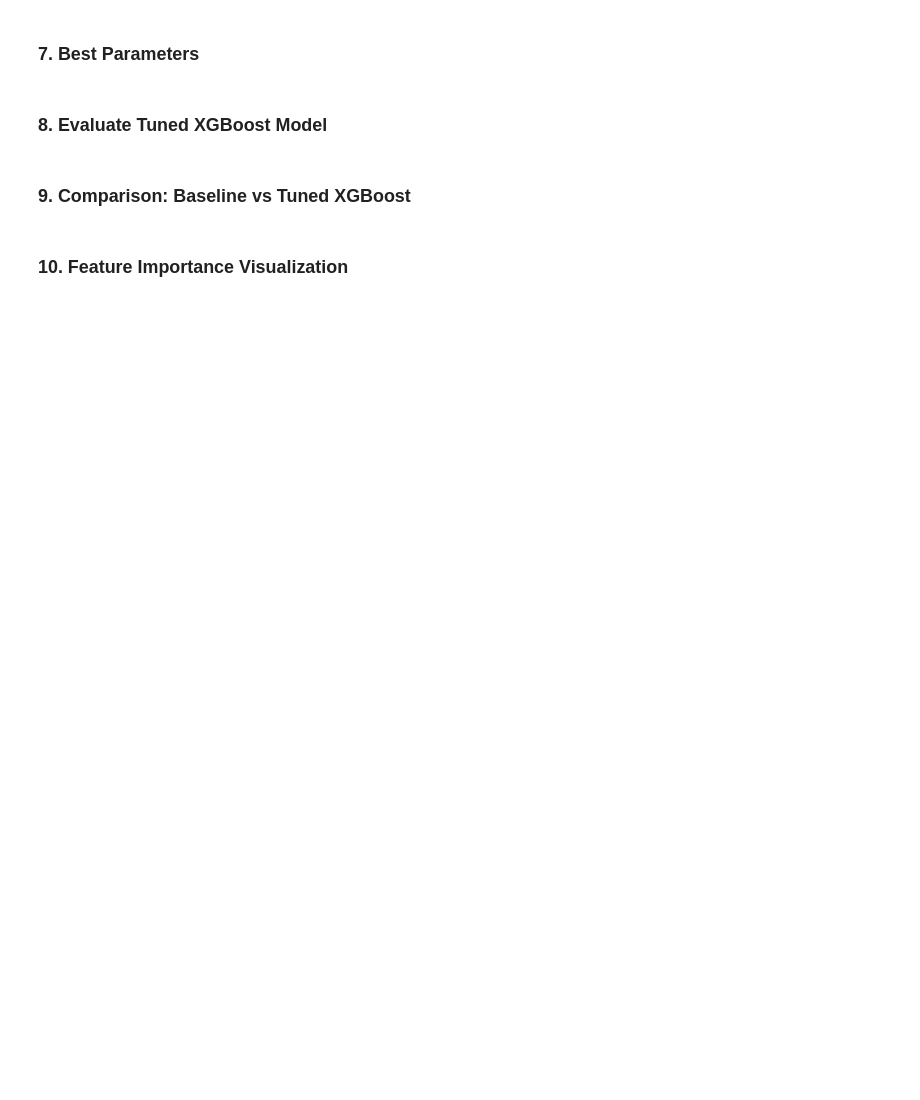
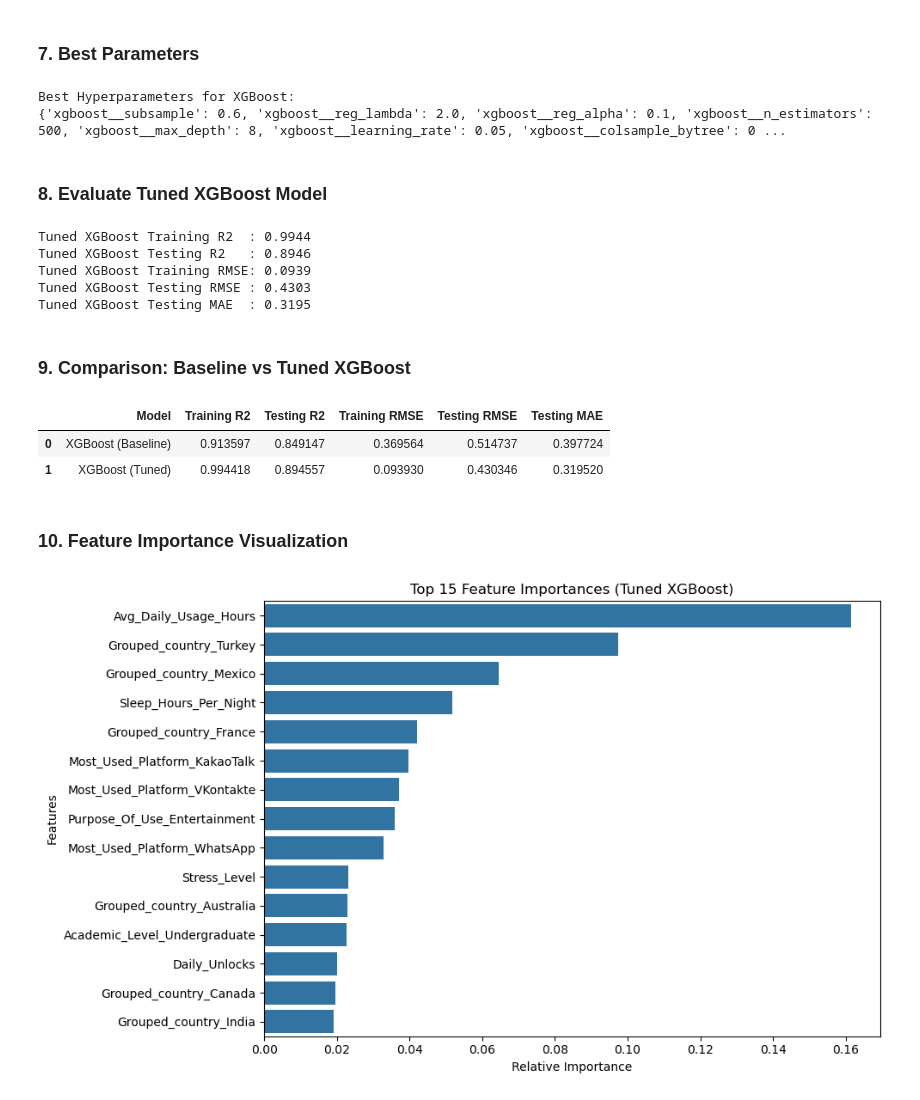
Before and after one commit to Naren1122/ML_mental_health_score, a Jupyter notebook: xgboost.ipynb, the cells around one changed output. Cells and saved outputs as stored; diff of their text form; code cells hidden in the pictures; blank space fills up the shorter version.

```diff
--- a/xgboost.ipynb
+++ b/xgboost.ipynb
@@ -26,9 +26,11 @@ df.head()
 # %% [markdown]
 ### 2. Data Cleaning & Feature Engineering
 # %%
-#drop duplicates and clip unrealistic physical activity hrs
-
-df = df.drop_duplicates()
+# Drop duplicates and clip unrealistic physical activity hrs
+df = df.drop_duplicates().copy()
 df['Physical_Activity_Hours'] = df['Physical_Activity_Hours'].clip(lower=0) # -ve hrs value to 0
 
-def group_countries = df['Country'].value_counts().index[:10]
+# Group top 10 countries, group remaining as 'Other'
+top_countries = df['Country'].value_counts().index[:10].tolist()
+df['Grouped_country'] = df['Country'].where(df['Country'].isin(top_countries), other='Other')
+df.head()
@@ -35,13 +44,13 @@ def group_countries = df['Country'].value_counts().index[:10]
 # %% [markdown]
 ### 3. Feature Selection & Train-Test Split
 # %%
-skwewd_col         = ['Study_Hours']
+skewed_col         = ['Study_Hours']
 other_numeric_cols = ["Age", "Avg_Daily_Usage_Hours", "Daily_Unlocks",
                       "Physical_Activity_Hours", "Sleep_Hours_Per_Night"]
 ordinal_col        = ['Stress_Level']
 normal_col         = ["Gender", "Academic_Level", "Most_Used_Platform", "Purpose_Of_Use", "Grouped_country"]
 
-feature_col = skwewd_col + other_numeric_cols + ordinal_col + normal_col
+feature_col = skewed_col + other_numeric_cols + ordinal_col + normal_col
 
 X = df[feature_col]
 y = df['Mental_Health_Score']
@@ -53,7 +60,7 @@ KeyError: "['Grouped_country'] not in index"
 ### 4. Build Preprocessing Pipelines
 # %%
 skew_pipeline = Pipeline(steps=[
-    ('log_transform', FunctionTransformer(np.log1p)),
+    ('log_transform', FunctionTransformer(np.log1p, feature_names_out='one-to-one')),
     ('scale', StandardScaler())
 ])
 
@@ -62,7 +69,7 @@ plain_numeric_pipeline = Pipeline(steps=[
 ])
 
 ordinal_pipeline = Pipeline(steps=[
-    ('encode', OrdinalEncoder(categories=[['Low', 'Medium', 'High', 'Very High']]))
+    ('encode', OrdinalEncoder(categories=[['Low', 'Medium', 'High', 'Very High']], handle_unknown='use_encoded_value', unknown_value=-1))
 ])
 
 nominal_pipeline = Pipeline(steps=[
@@ -70,10 +77,10 @@ nominal_pipeline = Pipeline(steps=[
 ])
 
 preprocessor = ColumnTransformer(transformers=[
-    ("Skewed_Pipeline", skew_pipeline, skwewd_col),
+    ("Skewed_Pipeline", skew_pipeline, skewed_col),
     ("Plain_Numeric", plain_numeric_pipeline, other_numeric_cols),
     ('Ordinal', ordinal_pipeline, ordinal_col),
-    ('Normal', nominal_pipeline, normal_col)
+    ('Nominal', nominal_pipeline, normal_col)
 ])
 # %% [markdown]
 ### 5. XGBoost Regressor (Baseline Model)
@@ -115,7 +129,7 @@ param_grid = {
 random_search = RandomizedSearchCV(
     estimator=xgb_pipeline,
     param_distributions=param_grid,
-    n_iter=15,
+    n_iter=30,
     cv=5,
     scoring='r2',
     random_state=42,
@@ -128,6 +160,9 @@ random_search.fit(X_train, y_train)
 # %%
 print("Best Hyperparameters for XGBoost:")
 print(random_search.best_params_)
+# %% [output]
+Best Hyperparameters for XGBoost:
+{'xgboost__subsample': 0.6, 'xgboost__reg_lambda': 2.0, 'xgboost__reg_alpha': 0.1, 'xgboost__n_estimators': 500, 'xgboost__max_depth': 8, 'xgboost__learning_rate': 0.05, 'xgboost__colsample_bytree': 0 ...
 # %% [markdown]
 ### 8. Evaluate Tuned XGBoost Model
 # %%
@@ -136,17 +171,24 @@ xgb_best_pipeline = random_search.best_estimator_
 xgb_tuned_preds          = xgb_best_pipeline.predict(X_test)
 xgb_tuned_preds_training = xgb_best_pipeline.predict(X_train)
 
-xgb_tuned_r2_test  = r2_score(y_test, xgb_tuned_preds)
-xgb_tuned_r2_train = r2_score(y_train, xgb_tuned_preds_training)
-xgb_tuned_mae      = mean_absolute_error(y_test, xgb_tuned_preds)
-xgb_tuned_mse      = mean_squared_error(y_test, xgb_tuned_preds)
-xgb_tuned_rmse     = np.sqrt(xgb_tuned_mse)
+xgb_tuned_r2_test       = r2_score(y_test, xgb_tuned_preds)
+xgb_tuned_r2_train      = r2_score(y_train, xgb_tuned_preds_training)
+xgb_tuned_mae           = mean_absolute_error(y_test, xgb_tuned_preds)
+xgb_tuned_mse           = mean_squared_error(y_test, xgb_tuned_preds)
+xgb_tuned_rmse          = np.sqrt(xgb_tuned_mse)
+xgb_tuned_rmse_train    = np.sqrt(mean_squared_error(y_train, xgb_tuned_preds_training))
 
-print(f"Tuned XGBoost Training R2: {xgb_tuned_r2_train:.4f}")
-print(f"Tuned XGBoost Testing R2 : {xgb_tuned_r2_test:.4f}")
-print(f"Tuned XGBoost MAE        : {xgb_tuned_mae:.4f}")
-print(f"Tuned XGBoost MSE        : {xgb_tuned_mse:.4f}")
-print(f"Tuned XGBoost RMSE       : {xgb_tuned_rmse:.4f}")
+print(f"Tuned XGBoost Training R2  : {xgb_tuned_r2_train:.4f}")
+print(f"Tuned XGBoost Testing R2   : {xgb_tuned_r2_test:.4f}")
+print(f"Tuned XGBoost Training RMSE: {xgb_tuned_rmse_train:.4f}")
+print(f"Tuned XGBoost Testing RMSE : {xgb_tuned_rmse:.4f}")
+print(f"Tuned XGBoost Testing MAE  : {xgb_tuned_mae:.4f}")
+# %% [output]
+Tuned XGBoost Training R2  : 0.9944
+Tuned XGBoost Testing R2   : 0.8946
+Tuned XGBoost Training RMSE: 0.0939
+Tuned XGBoost Testing RMSE : 0.4303
+Tuned XGBoost Testing MAE  : 0.3195
 # %% [markdown]
 ### 9. Comparison: Baseline vs Tuned XGBoost
 # %%
@@ -154,24 +196,32 @@ results = pd.DataFrame({
     'Model': ['XGBoost (Baseline)', 'XGBoost (Tuned)'],
     'Training R2': [xgb_r2_training, xgb_tuned_r2_train],
     'Testing R2': [xgb_r2_testing, xgb_tuned_r2_test],
-    'MAE': [xgb_mae, xgb_tuned_mae],
-    'RMSE': [xgb_rmse, xgb_tuned_rmse]
+    'Training RMSE': [xgb_rmse_train, xgb_tuned_rmse_train],
+    'Testing RMSE': [xgb_rmse, xgb_tuned_rmse],
+    'Testing MAE': [xgb_mae, xgb_tuned_mae]
 })
 
 results
+# %% [output]
+|  | Model | Training R2 | Testing R2 | Training RMSE | Testing RMSE | Testing MAE |
+| 0 | XGBoost (Baseline) | 0.913597 | 0.849147 | 0.369564 | 0.514737 | 0.397724 |
+| 1 | XGBoost (Tuned) | 0.994418 | 0.894557 | 0.093930 | 0.430346 | 0.319520 |
 # %% [markdown]
 ### 10. Feature Importance Visualization
 # %%
-# Extract transformed feature names
-feature_names = xgb_best_pipeline.named_steps['preprocessor'].get_feature_names_out()
-importances   = xgb_best_pipeline.named_steps['xgboost'].feature_importances_
+# Extract transformed feature names and clean prefixes
+raw_feature_names = xgb_best_pipeline.named_steps['preprocessor'].get_feature_names_out()
+clean_feature_names = [col.split('__')[-1] for col in raw_feature_names]
+importances = xgb_best_pipeline.named_steps['xgboost'].feature_importances_
 
-feat_imp = pd.Series(importances, index=feature_names).sort_values(ascending=False).head(15)
+feat_imp = pd.Series(importances, index=clean_feature_names).sort_values(ascending=False).head(15)
 
 plt.figure(figsize=(10, 6))
 sns.barplot(x=feat_imp.values, y=feat_imp.index)
 plt.title('Top 15 Feature Importances (Tuned XGBoost)')
 plt.xlabel('Relative Importance')
 plt.ylabel('Features')
 plt.tight_layout()
 plt.show()
+# %% [output]
+[figure, added]
```
Also changed, not shown: parts of 4 cells of this notebook, 12 other files.
